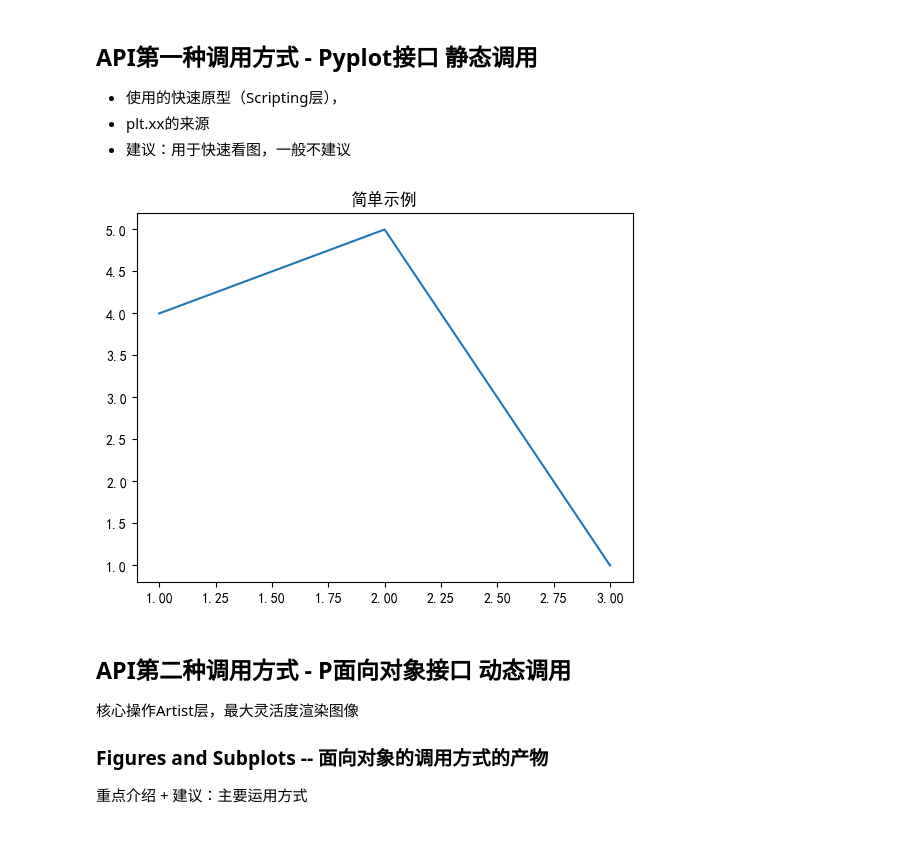
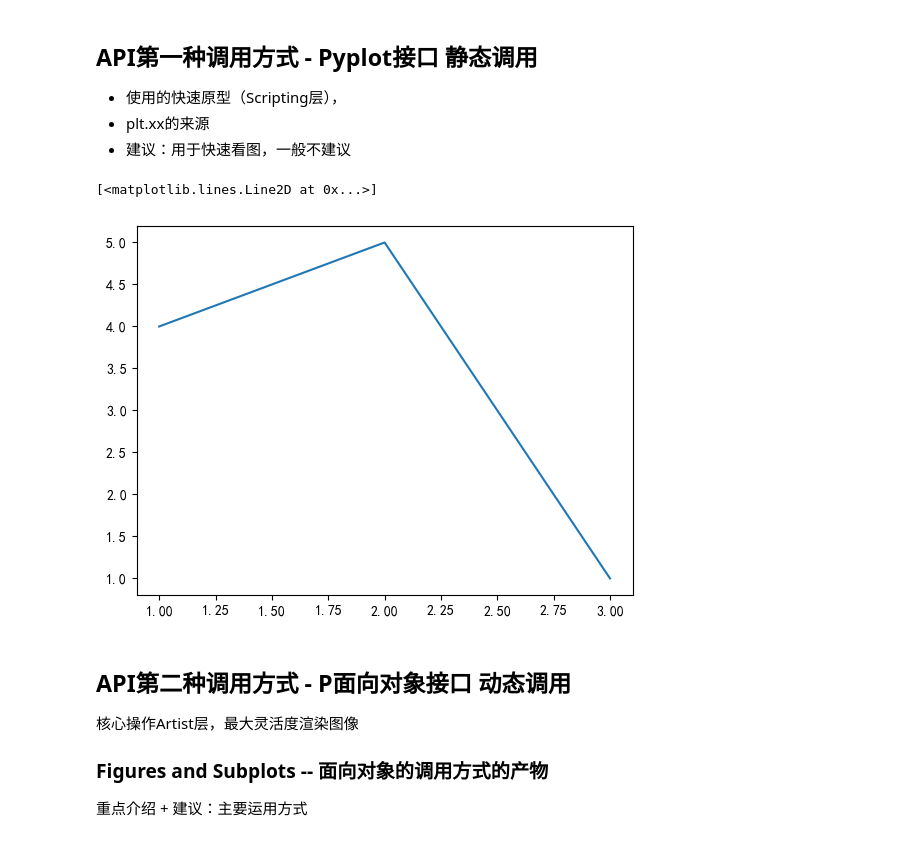
Before and after one commit to dietertao/b_python_dshb_cn, a Jupyter notebook: docs/Chapter0.DS_Intro_yxf/3.0.matplotlib_intro.ipynb, the cells around one changed output. Saved outputs shown, nothing was run; the diff lists cells and outputs as text; code cells hidden in the pictures.

Commit message:
update matplotlib intro and project demo file from 2025-08-01

```diff
--- a/docs/Chapter0.DS_Intro_yxf/3.0.matplotlib_intro.ipynb
+++ b/docs/Chapter0.DS_Intro_yxf/3.0.matplotlib_intro.ipynb
@@ -101,11 +104,12 @@ API接口的层次：
 # %%
 # plt.plot模式，简单调用API
 # 三步完成绘图
 plt.plot([1,2,3], [4,5,1])  # 创建图形
-plt.title("简单示例")        # 添加标题
-plt.show()                  # 显示图形， 通常在jupyternotebok中自动显示,无需额外表达
+#plt.title("简单示例")        # 添加标题
+#plt.show()                  # 显示图形， 通常在jupyternotebok中自动显示,无需额外表达
 # %% [output]
+[<matplotlib.lines.Line2D at 0x...>]
-[figure, old version]
+[figure, new version]
 # %% [markdown]
 ## API第二种调用方式 - P面向对象接口 动态调用
 
```
Also changed, not shown: parts of 14 cells of this notebook, 1 other file.
